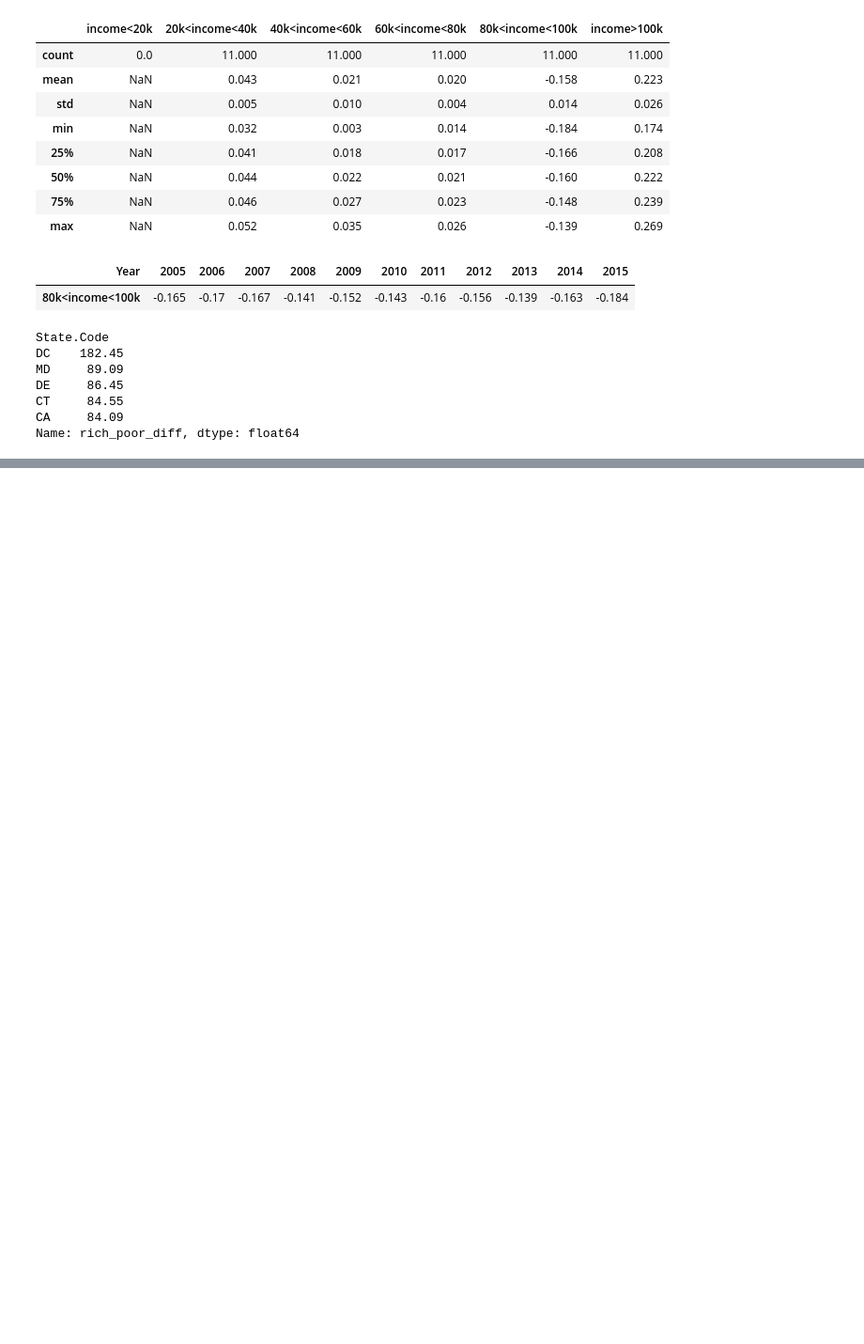
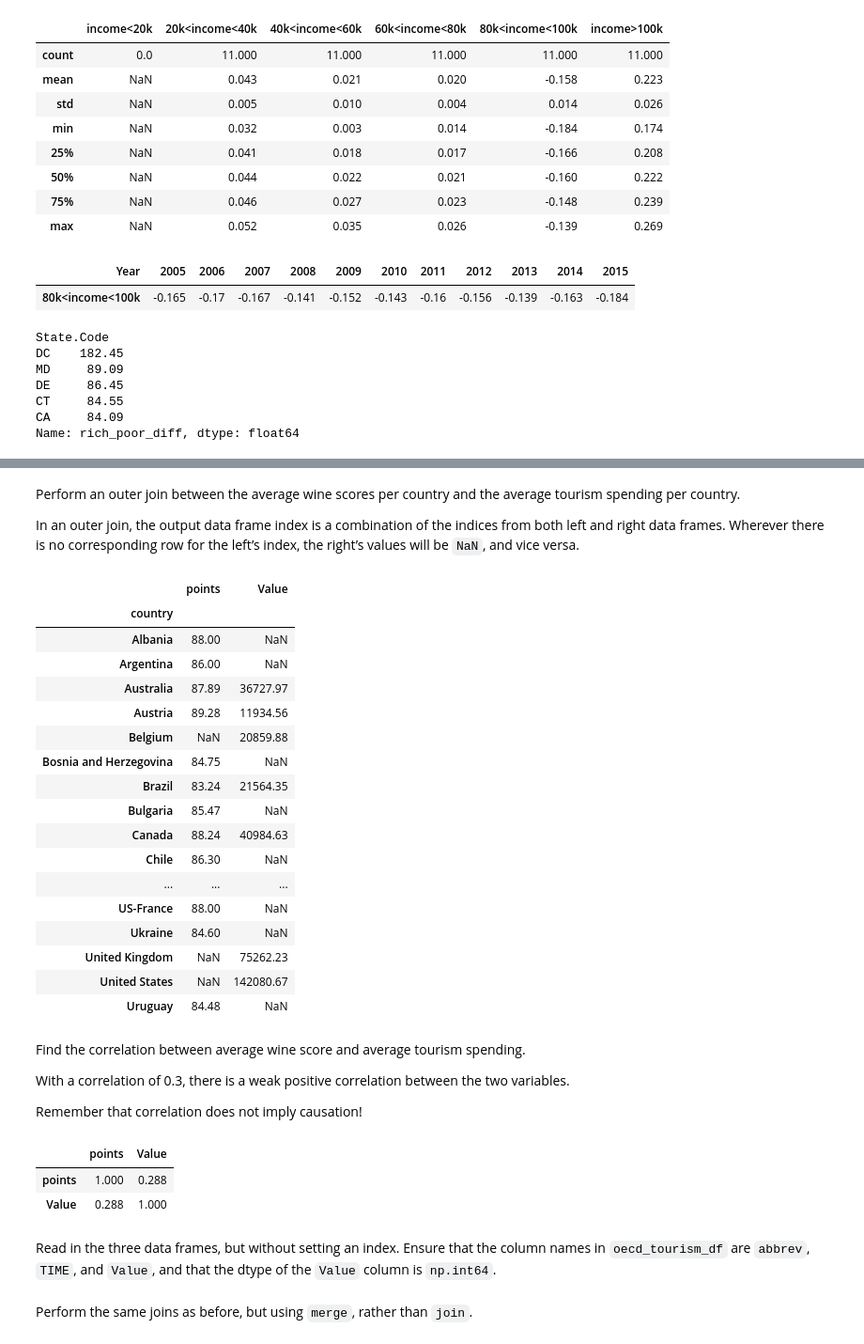
Before and after one commit to valatwork/excel-with-python-and-r, a Jupyter notebook: project/011P-workout-7.ipynb, the cells around one changed output, grey strips where cells are left out. Shown at 94% size. Drawn from its saved outputs; the diff is of its cells as text; code cells hidden in the pictures; blank space fills up the shorter version.

```diff
--- a/project/011P-workout-7.ipynb
+++ b/project/011P-workout-7.ipynb
@@ -421,0 +672,39 @@ Name: rich_poor_diff, dtype: float64
+# %% [markdown]
+Perform an outer join between the average wine scores per country and the average tourism spending per country.
+
+In an outer join, the output data frame index is a combination of the indices from both left and right data frames. Wherever there is no corresponding row for the left’s index, the right’s values will be `NaN`, and vice versa.
+# %%
+country_points.to_frame().join(tourism_spending, how='outer')
+# %% [output]
+|  | points | Value |
+| country |  |  |
+| Albania | 88.00 | NaN |
+| Argentina | 86.00 | NaN |
+| Australia | 87.89 | 36727.97 |
+| Austria | 89.28 | 11934.56 |
+| Belgium | NaN | 20859.88 |
+| Bosnia and Herzegovina | 84.75 | NaN |
+| Brazil | 83.24 | 21564.35 |
+| Bulgaria | 85.47 | NaN |
+| Canada | 88.24 | 40984.63 |
+| Chile | 86.30 | NaN |
+| ... | ... | ... |
+| US-France | 88.00 | NaN |
+| Ukraine | 84.60 | NaN |
+| United Kingdom | NaN | 75262.23 |
+| United States | NaN | 142080.67 |
+| Uruguay | 84.48 | NaN |
+# %% [markdown]
+Find the correlation between average wine score and average tourism spending.
+
+With a correlation of 0.3, there is a weak positive correlation between the two variables.
+
+Remember that correlation does not imply causation!
+# %%
+country_points.to_frame().join(tourism_spending, how='outer').corr().round(3)
+# %% [output]
+|  | points | Value |
+| points | 1.000 | 0.288 |
+| Value | 0.288 | 1.000 |
+# %% [markdown]
+Read in the three data frames, but without setting an index. Ensure that the column names in `oecd_tourism_df` are `abbrev`, `TIME`, and `Value`, and that the dtype of the `Value` column is `np.int64`.
@@ -421,0 +723,2 @@ Name: rich_poor_diff, dtype: float64
+# %% [markdown]
+Perform the same joins as before, but using `merge`, rather than `join`.
```
Also changed, not shown: parts of 30 cells of this notebook.
